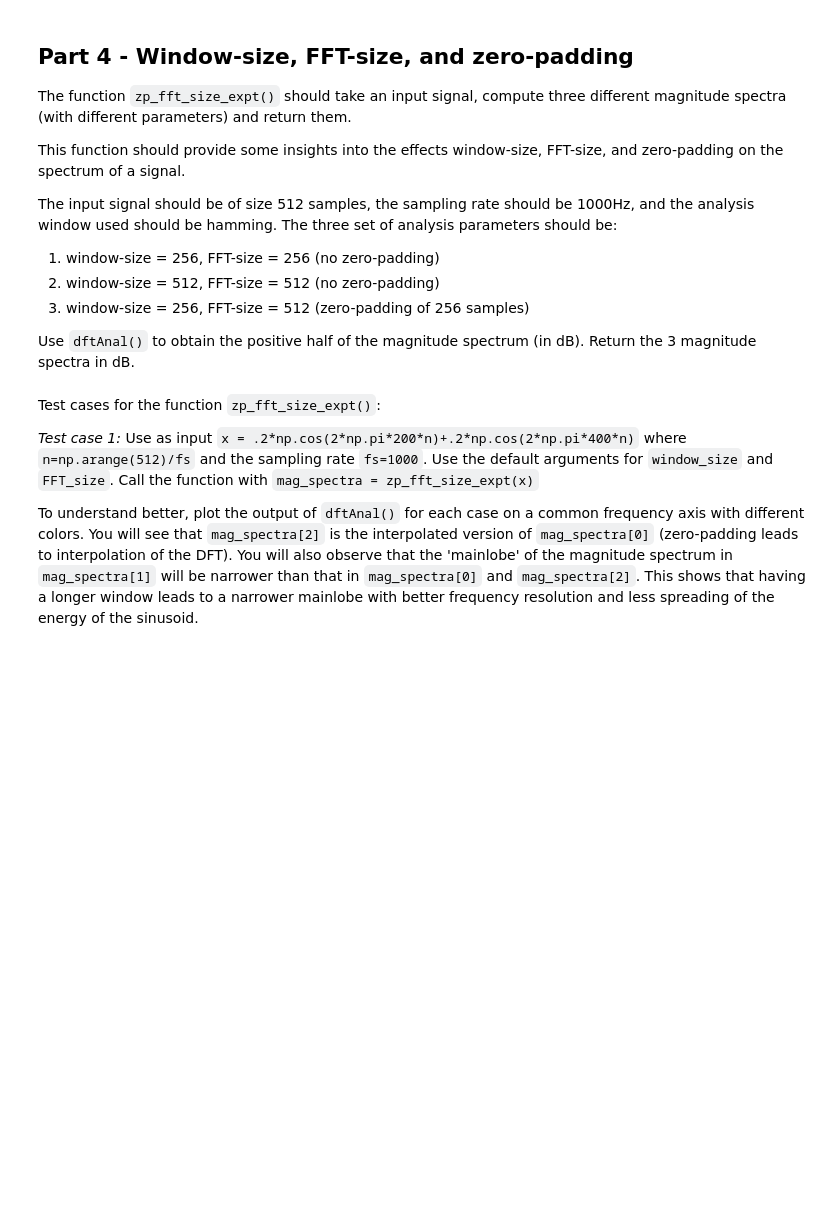
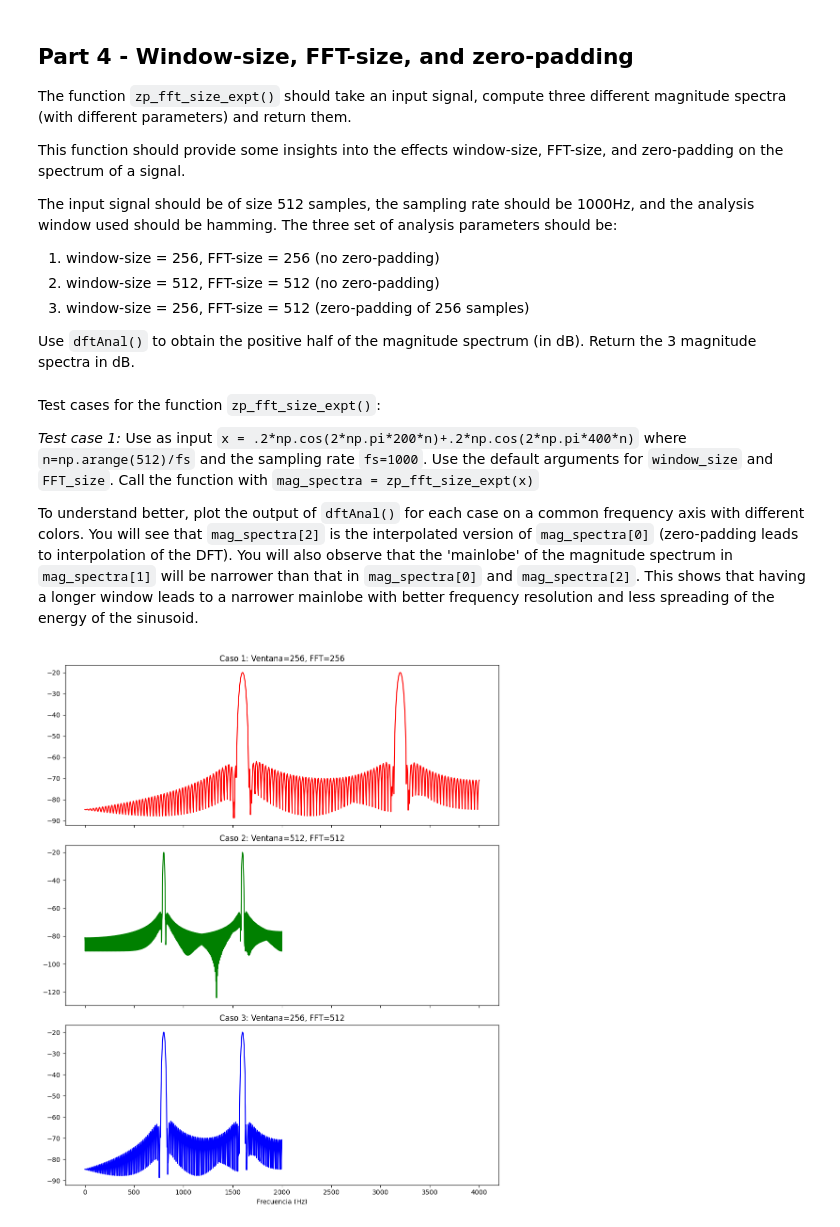
Before and after one commit to MarcosAmador335/sms-tools-materials, a Jupyter notebook: exercises/E3-Fourier-properties.ipynb, the cells around one changed output. Cells and saved outputs as stored; diff of their text form; code cells hidden in the pictures; blank space fills up the shorter version.

```diff
--- a/exercises/E3-Fourier-properties.ipynb
+++ b/exercises/E3-Fourier-properties.ipynb
@@ -375,6 +375,21 @@ def zp_fft_size_expt(x, window_size=[256, 512, 256], FFT_size=[256, 512, 512]):
     """
 
     ### Your code here
+    fs = 1000
+    mag_spectra = []
+
+    for w_size, f_size in zip(window_size, FFT_size):
+        #ventana de hamming
+        w = np.hamming(w_size)
+
+        start = (len(x)- w_size) // 2
+        xw = x[start:start+w_size]
+
+        mx, px = dftAnal(xw,w,N)
+
+        mag_spectra.append(mx)
+
+    return mag_spectra
 # %% [markdown]
 Test cases for the function `zp_fft_size_expt()`:
 
@@ -389,2 +399,42 @@ To understand better, plot the output of `dftAnal()` for each case on a common f
+# %%
+# E3 - 4.2: Compute, plot, and play the input signal proposed above, call the function zp_fft_size_expt(), and plot
+# the outputs
+
+### Your code here
+import numpy as np
+import matplotlib.pyplot as plt
+
+# 1. Preparar los datos
+fs = 1000
+n = np.arange(512) / fs
+x = 0.2 * np.cos(2 * np.pi * 200 * n) + 0.2 * np.cos(2 * np.pi * 400 * n)
+
+# 2. Obtener los espectros
+mag_spectra = zp_fft_size_expt(x)
+
+# 3. Graficar cada caso por separado
+fig, axs = plt.subplots(3, 1, figsize=(10, 12), sharex=True)
+
+# Caso 1: Ventana corta, sin relleno
+f1 = np.arange(mag_spectra[0].size) * fs / 256
+axs[0].plot(f1, mag_spectra[0], 'r')
+axs[0].set_title('Caso 1: Ventana=256, FFT=256')
+
+# Caso 2: Ventana larga, sin relleno
+f2 = np.arange(mag_spectra[1].size) * fs / 512
+axs[1].plot(f2, mag_spectra[1], 'g')
+axs[1].set_title('Caso 2: Ventana=512, FFT=512')
+
+# Caso 3: Ventana corta + Zero-padding
+f3 = np.arange(mag_spectra[2].size) * fs / 512
+axs[2].plot(f3, mag_spectra[2], 'b')
+axs[2].set_title('Caso 3: Ventana=256, FFT=512')
+
+
+plt.xlabel('Frecuencia (Hz)')
+plt.tight_layout()
+plt.show()
+# %% [output]
+[figure, added]
 # %% [markdown]
 **Questions:**
```
Also changed, not shown: parts of 2 cells of this notebook.
